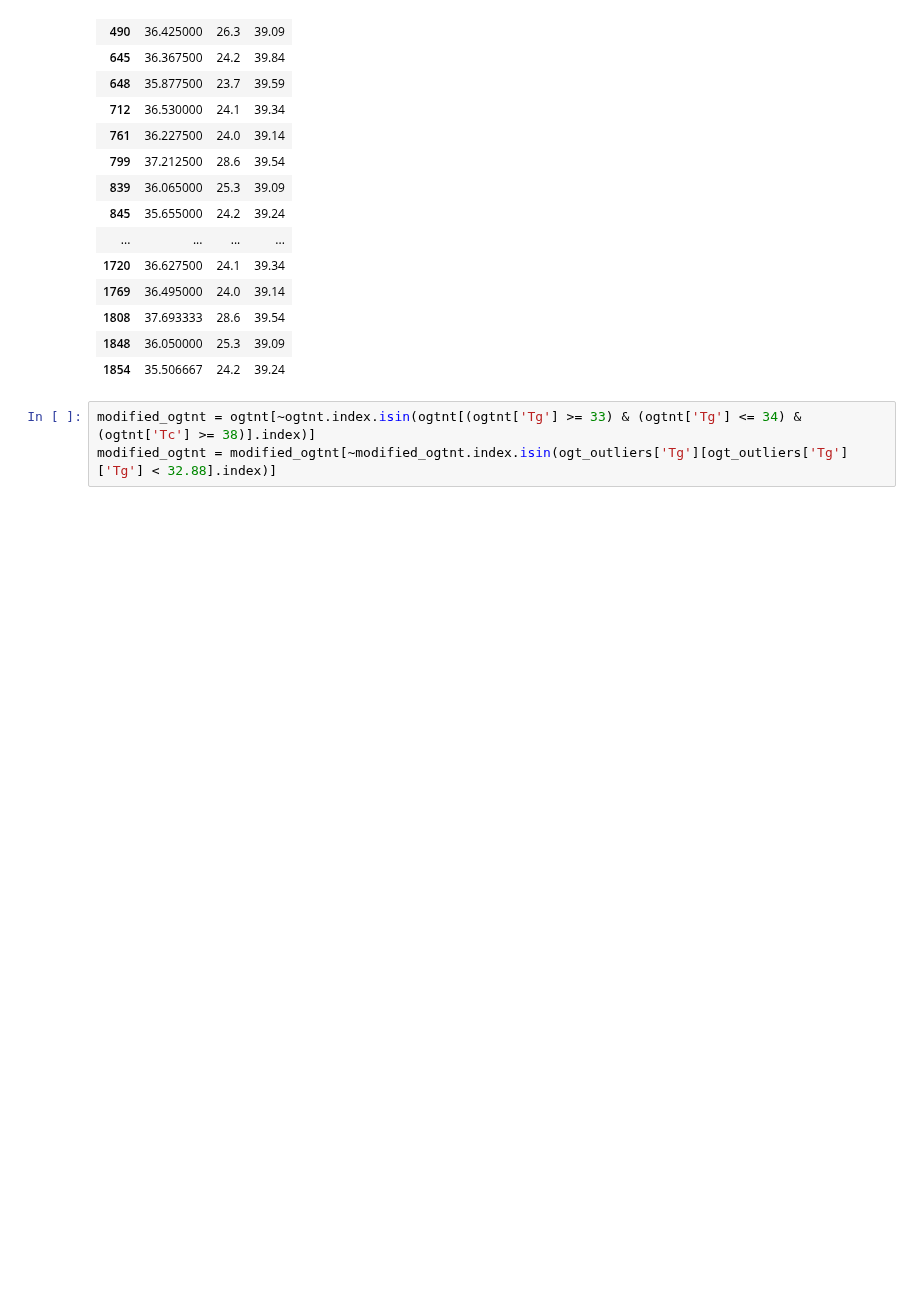
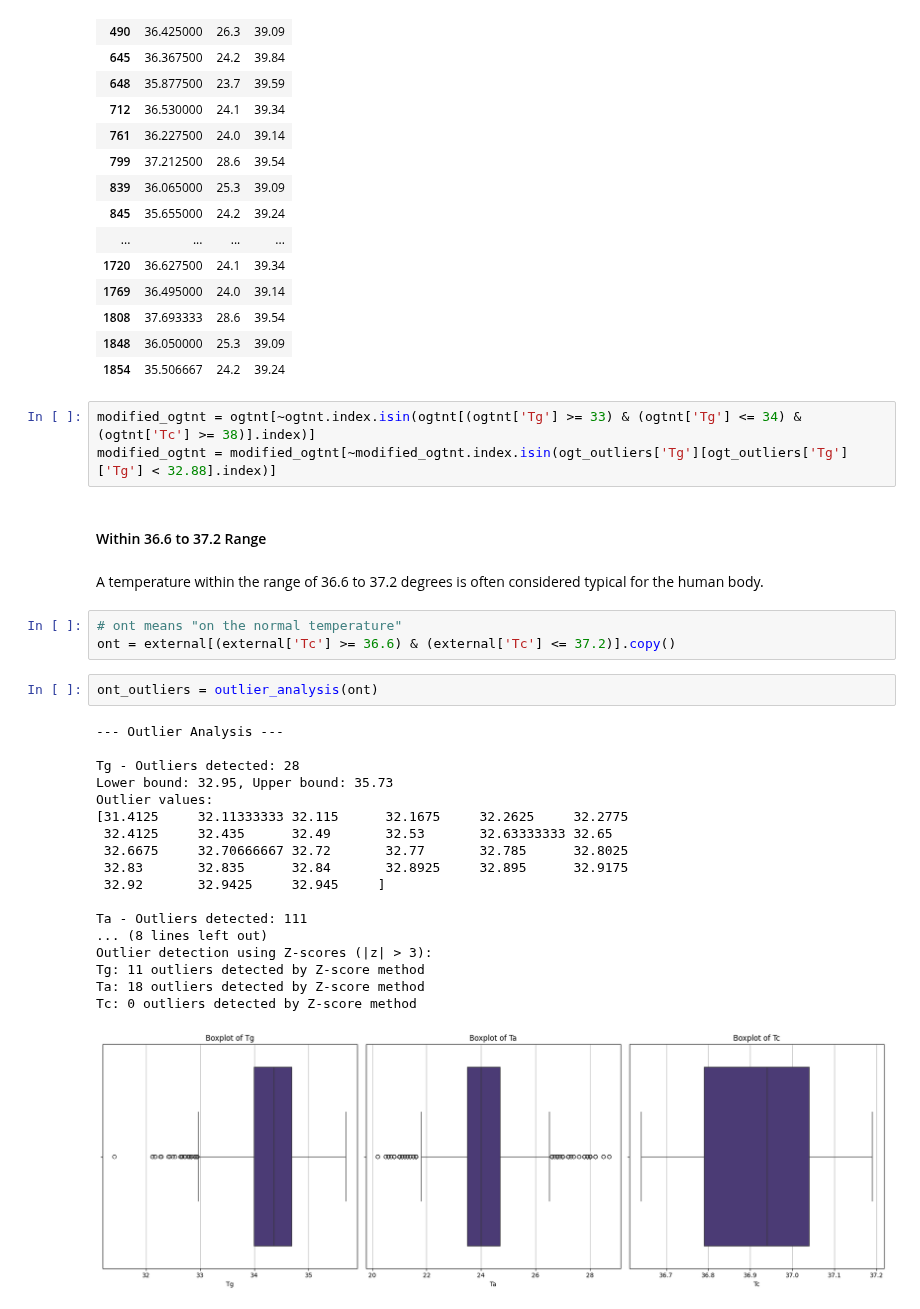
Before and after one commit to woaine/calcifer, a Jupyter notebook: notebooks/eda.ipynb, the cells around one changed output. Cells and saved outputs as stored; diff of their text form; blank space fills up the shorter version.

Commit message:
feat: add outlier analysis subsection within the normal temperature range

```diff
--- a/notebooks/eda.ipynb
+++ b/notebooks/eda.ipynb
@@ -213,3 +213,31 @@ ogt_outliers['Tc'][ogt_outliers['Tc']['Tc'] > 38.97]
 # %%
 modified_ogtnt = ogtnt[~ogtnt.index.isin(ogtnt[(ogtnt['Tg'] >= 33) & (ogtnt['Tg'] <= 34) & (ogtnt['Tc'] >= 38)].index)]
 modified_ogtnt = modified_ogtnt[~modified_ogtnt.index.isin(ogt_outliers['Tg'][ogt_outliers['Tg']['Tg'] < 32.88].index)]
+# %% [markdown]
+#### Within 36.6 to 37.2 Range
+# %% [markdown]
+A temperature within the range of 36.6 to 37.2 degrees is often considered typical for the human body.
+# %%
+# ont means "on the normal temperature"
+ont = external[(external['Tc'] >= 36.6) & (external['Tc'] <= 37.2)].copy()
+# %%
+ont_outliers = outlier_analysis(ont)
+# %% [output]
+--- Outlier Analysis ---
+
+Tg - Outliers detected: 28
+Lower bound: 32.95, Upper bound: 35.73
+Outlier values:
+[31.4125     32.11333333 32.115      32.1675     32.2625     32.2775
+ 32.4125     32.435      32.49       32.53       32.63333333 32.65
+ 32.6675     32.70666667 32.72       32.77       32.785      32.8025
+ 32.83       32.835      32.84       32.8925     32.895      32.9175
+ 32.92       32.9425     32.945     ]
+
+Ta - Outliers detected: 111
+... (8 lines left out)
+Outlier detection using Z-scores (|z| > 3):
+Tg: 11 outliers detected by Z-score method
+Ta: 18 outliers detected by Z-score method
+Tc: 0 outliers detected by Z-score method
+[figure, added]
```
Also changed, not shown: parts of 3 cells of this notebook.
